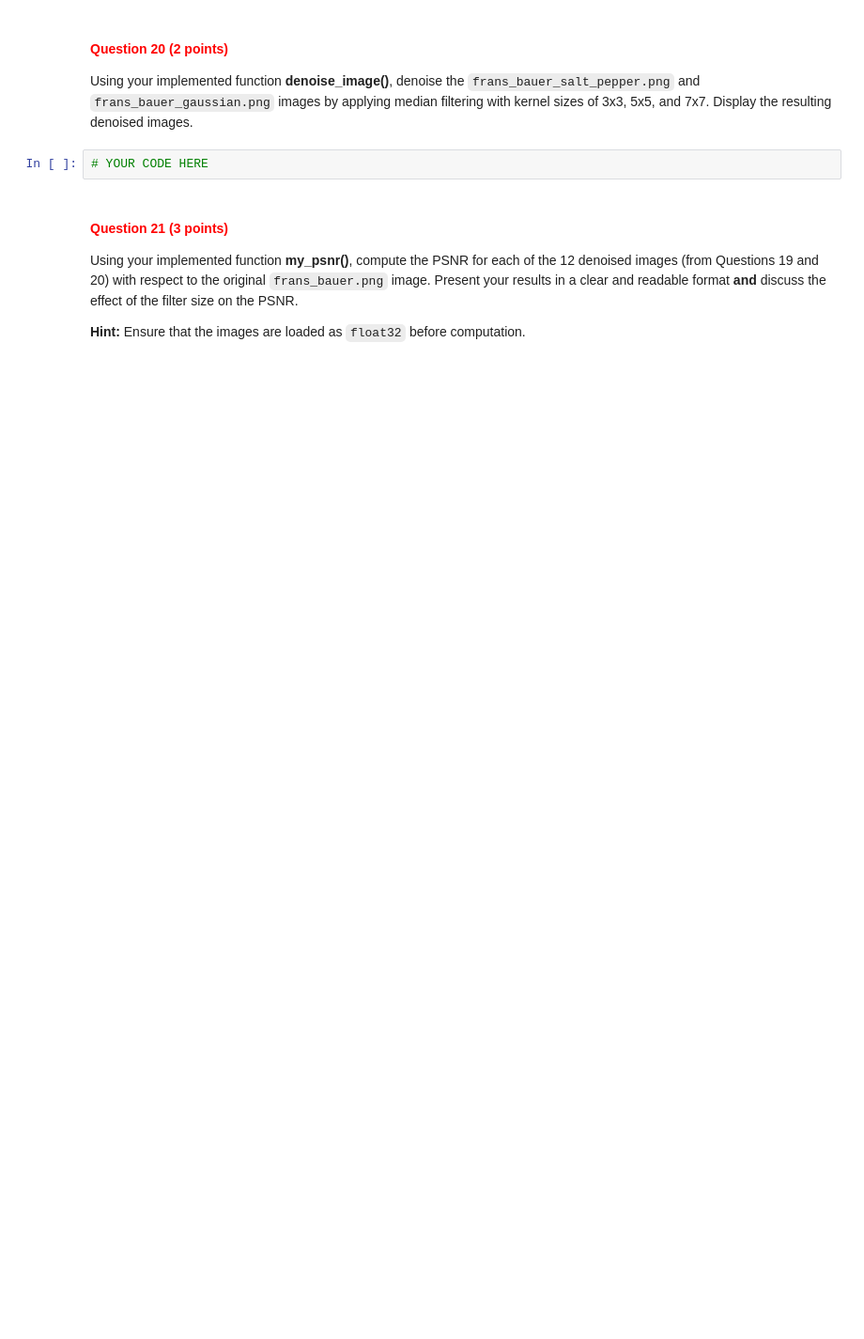
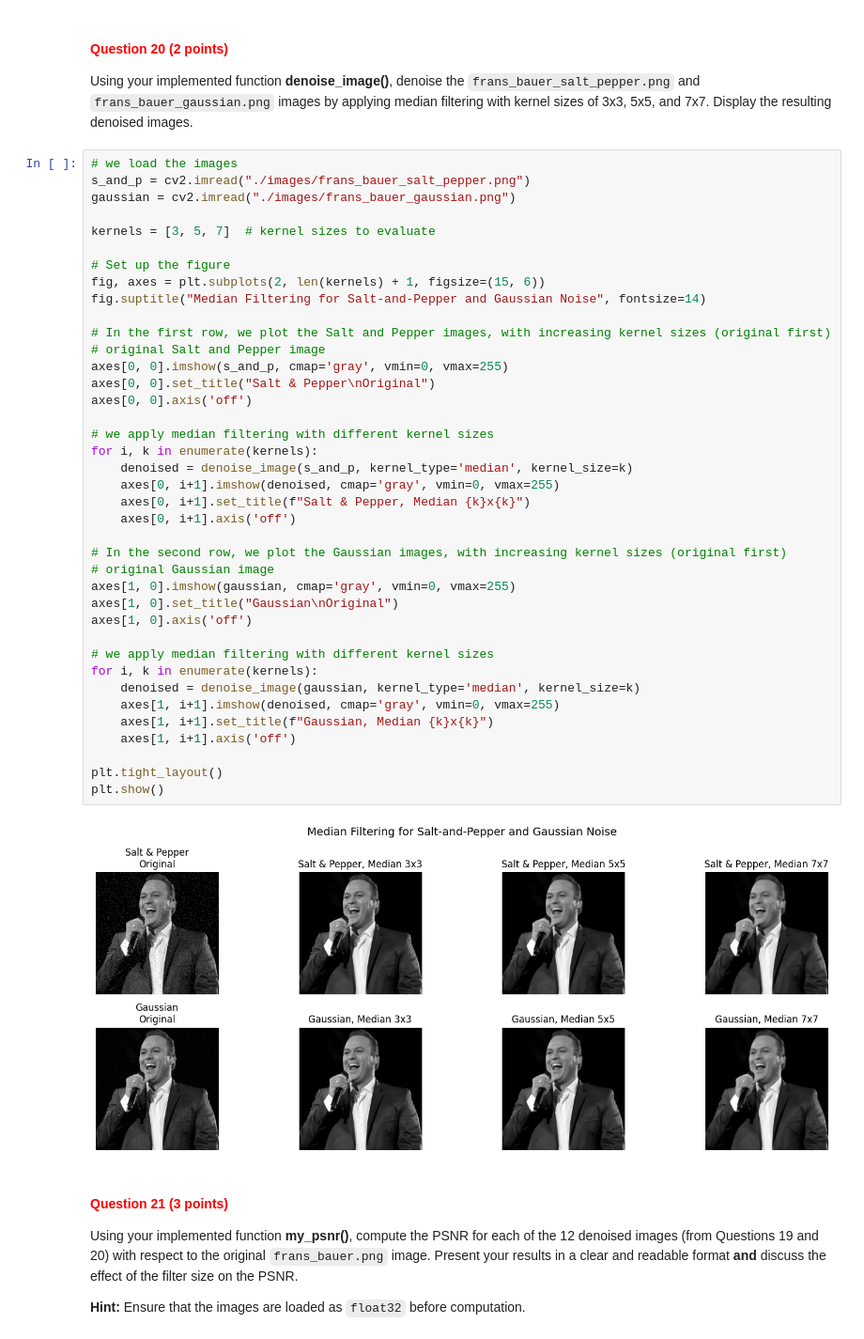
Before and after one commit to ipantelidis/cv1-lab-2, a Jupyter notebook: cv1-lab-2.ipynb, the cells around one changed output. Shown at 94% size. Drawn from its saved outputs; the diff is of its cells as text; blank space fills up the shorter version.

```diff
--- a/cv1-lab-2.ipynb
+++ b/cv1-lab-2.ipynb
@@ -709,8 +802,47 @@ Using your implemented function **denoise_image()**, denoise the `frans_bauer_sa
 #### <font color='#FF0000'>Question 20 (2 points)</font>
 
 Using your implemented function **denoise_image()**, denoise the `frans_bauer_salt_pepper.png` and `frans_bauer_gaussian.png` images by applying median filtering with kernel sizes of 3x3, 5x5, and 7x7. Display the resulting denoised images.
-# %%
-# YOUR CODE HERE
+# %%
+# we load the images
+s_and_p = cv2.imread("./images/frans_bauer_salt_pepper.png")
+gaussian = cv2.imread("./images/frans_bauer_gaussian.png")
+
+kernels = [3, 5, 7]  # kernel sizes to evaluate
+
+# Set up the figure
+fig, axes = plt.subplots(2, len(kernels) + 1, figsize=(15, 6))
+fig.suptitle("Median Filtering for Salt-and-Pepper and Gaussian Noise", fontsize=14)
+
+# In the first row, we plot the Salt and Pepper images, with increasing kernel sizes (original first)
+# original Salt and Pepper image
+axes[0, 0].imshow(s_and_p, cmap='gray', vmin=0, vmax=255)
+axes[0, 0].set_title("Salt & Pepper\nOriginal")
+axes[0, 0].axis('off')
+
+# we apply median filtering with different kernel sizes
+for i, k in enumerate(kernels):
+    denoised = denoise_image(s_and_p, kernel_type='median', kernel_size=k)
+    axes[0, i+1].imshow(denoised, cmap='gray', vmin=0, vmax=255)
+    axes[0, i+1].set_title(f"Salt & Pepper, Median {k}x{k}")
+    axes[0, i+1].axis('off')
+
+# In the second row, we plot the Gaussian images, with increasing kernel sizes (original first)
+# original Gaussian image
+axes[1, 0].imshow(gaussian, cmap='gray', vmin=0, vmax=255)
+axes[1, 0].set_title("Gaussian\nOriginal")
+axes[1, 0].axis('off')
+
+# we apply median filtering with different kernel sizes
+for i, k in enumerate(kernels):
+    denoised = denoise_image(gaussian, kernel_type='median', kernel_size=k)
+    axes[1, i+1].imshow(denoised, cmap='gray', vmin=0, vmax=255)
+    axes[1, i+1].set_title(f"Gaussian, Median {k}x{k}")
+    axes[1, i+1].axis('off')
+
+plt.tight_layout()
+plt.show()
+# %% [output]
+[figure, added]
 # %% [markdown]
 <a id="question-21"></a>
 #### <font color='#FF0000'>Question 21 (3 points)</font>
```
Also changed, not shown: parts of 25 cells of this notebook, 1 other file.
